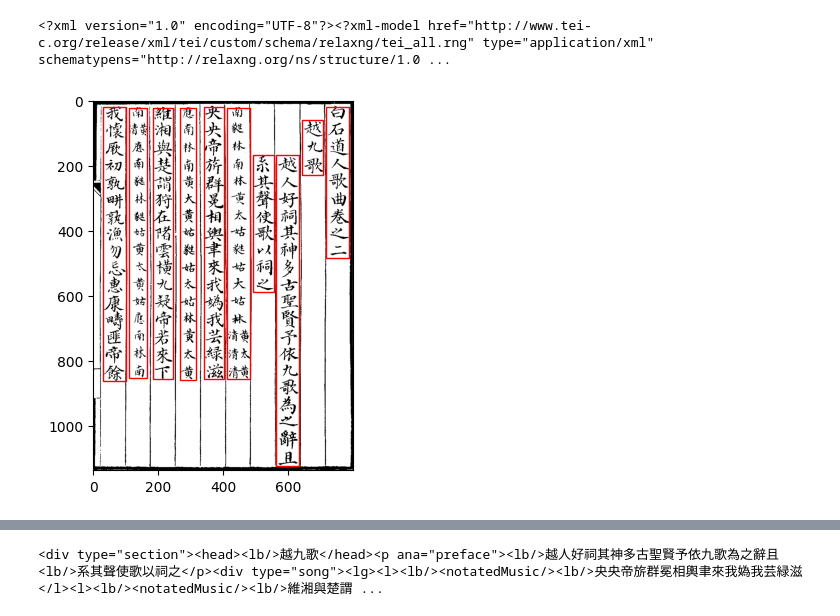
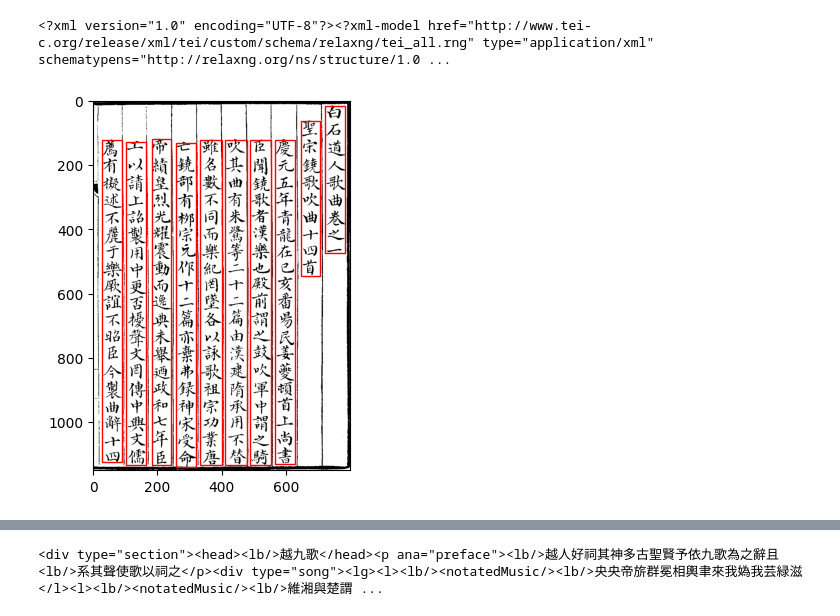
Before and after one commit to SuziAI/KuiSCIMA, a Jupyter notebook: kuiscima-to-tei.ipynb, the cells around one changed output, grey strips where cells are left out. Saved outputs shown, nothing was run; the diff lists cells and outputs as text; code cells hidden in the pictures.

Commit message:
Military songs also can be TEI'd correctly. Also corrected an error in Section preface conversion

```diff
--- a/kuiscima-to-tei.ipynb
+++ b/kuiscima-to-tei.ipynb
@@ -310,12 +397,10 @@ class Section:
         tei_string = ""
         if len(preface_boxes):
             tei_string += '<p ana="preface">'
-            for line in self.physical_lines:
-                if line[0]["box_type"] == "Preface":
-                    tei_string += add_pb_and_lb(line[0])
-                    if line[0]["box_type"] == "Preface":
-                        preface_line = "".join([box["text_content"] for box in line])
-                        tei_string += preface_line
+            for box in self.information_boxes:
+                if box["box_type"] == "Preface":
+                    tei_string += add_pb_and_lb(box)
+                    tei_string += box["text_content"]
             tei_string += "</p>"
 
         for child in self.children:
@@ -452,40 +537,62 @@ import matplotlib.pyplot as plt
 import matplotlib.patches as patches
 
 book = Book([
+    Juan(
+        information_file=edition_directory + "./json/01_shengsongnaogeguchuiqushisishou/shengsongnaogeguchuiqushisishou.json",
+        children=[
+            Section(
+                information_file=edition_directory + "./json/01_shengsongnaogeguchuiqushisishou/shengsongnaogeguchuiqushisishou.json",
+                children=[
+                    MilitarySong(edition_directory + "./json/01_shengsongnaogeguchuiqushisishou/01_shangdiming.json"),
+                    MilitarySong(edition_directory + "./json/01_shengsongnaogeguchuiqushisishou/02_hezhibiao.json"),
+                    MilitarySong(edition_directory + "./json/01_shengsongnaogeguchuiqushisishou/03_huaihaizhuo.json"),
+                    MilitarySong(edition_directory + "./json/01_shengsongnaogeguchuiqushisishou/04_yuanzhishang.json"),
+                    MilitarySong(edition_directory + "./json/01_shengsongnaogeguchuiqushisishou/05_huangweichang.json"),
+                    MilitarySong(edition_directory + "./json/01_shengsongnaogeguchuiqushisishou/06_shushansui.json"),
+                    MilitarySong(edition_directory + "./json/01_shengsongnaogeguchuiqushisishou/07_shiyupei.json"),
+                    MilitarySong(edition_directory + "./json/01_shengsongnaogeguchuiqushisishou/08_wangzhongshan.json"),
+                    MilitarySong(edition_directory + "./json/01_shengsongnaogeguchuiqushisishou/09_dazairen.json"),
+                    MilitarySong(edition_directory + "./json/01_shengsongnaogeguchuiqushisishou/10_ougegui.json"),
+                    MilitarySong(edition_directory + "./json/01_shengsongnaogeguchuiqushisishou/11_fagongji.json"),
+                    MilitarySong(edition_directory + "./json/01_shengsongnaogeguchuiqushisishou/12_dilinyong.json"),
+                    MilitarySong(edition_directory + "./json/01_shengsongnaogeguchuiqushisishou/13_weisiye.json"),
+                    MilitarySong(edition_directory + "./json/01_shengsongnaogeguchuiqushisishou/14_yanjingfu.json"),
+                ]),
+        ]),
     Juan(
         information_file=edition_directory + "./json/03_yuejiuge/yuejiuge.json",
         children=[
             Section(
                 information_file=edition_directory + "./json/03_yuejiuge/yuejiuge.json",
                 children=[
                     SongOfYue(edition_directory + "./json/03_yuejiuge/016_dishunchudiao.json"),
                     SongOfYue(edition_directory + "./json/03_yuejiuge/017_wangyuwudiao.json"),
                     SongOfYue(edition_directory + "./json/03_yuejiuge/018_yuewangyuediao.json"),
                     SongOfYue(edition_directory + "./json/03_yuejiuge/019_yuexiangceshangdiao.json"),
                     SongOfYue(edition_directory + "./json/03_yuejiuge/020_xiangwanggupingdiao.json"),
                     SongOfYue(edition_directory + "./json/03_yuejiuge/021_taozhishenshuangdiao.json"),
                     SongOfYue(edition_directory + "./json/03_yuejiuge/022_caoeshucediao.json"),
                     SongOfYue(edition_directory + "./json/03_yuejiuge/023_pangjiangjungaopingdiao.json"),
                     SongOfYue(edition_directory + "./json/03_yuejiuge/024_jingzhongzhongguanshangdiao.json"),
                     SongOfYue(edition_directory + "./json/03_yuejiuge/025_caixiaozizhongguanbanzhandiao.json"),
                     #Table("./json/03_yuejiuge/gujinpufa.json"),
                     #Description("./json/03_yuejiuge/zhezifa.json"),
                 ]),
         ]),
 ])
 
 print(book.to_tei())
 
 image_path = os.path.join(edition_directory, "images", book.physical_lines[0].page())
 plt.figure()
 plt.imshow(Image.open(image_path), cmap="gray")
 for line in book.physical_lines[:10]:
     (x, y), (x2, y2) = line.coordinates()
     rect = patches.Rectangle((x, y), x2-x, y2-y, linewidth=1, edgecolor='r', facecolor='none')
     plt.gca().add_patch(rect)
 # %% [output]
 <?xml version="1.0" encoding="UTF-8"?><?xml-model href="http://www.tei-c.org/release/xml/tei/custom/schema/relaxng/tei_all.rng" type="application/xml" schematypens="http://relaxng.org/ns/structure/1.0 ...
-[figure, old version]
+[figure, new version]
 # %%
 
 book = Book([
```
Also changed, not shown: parts of 1 cell of this notebook.
